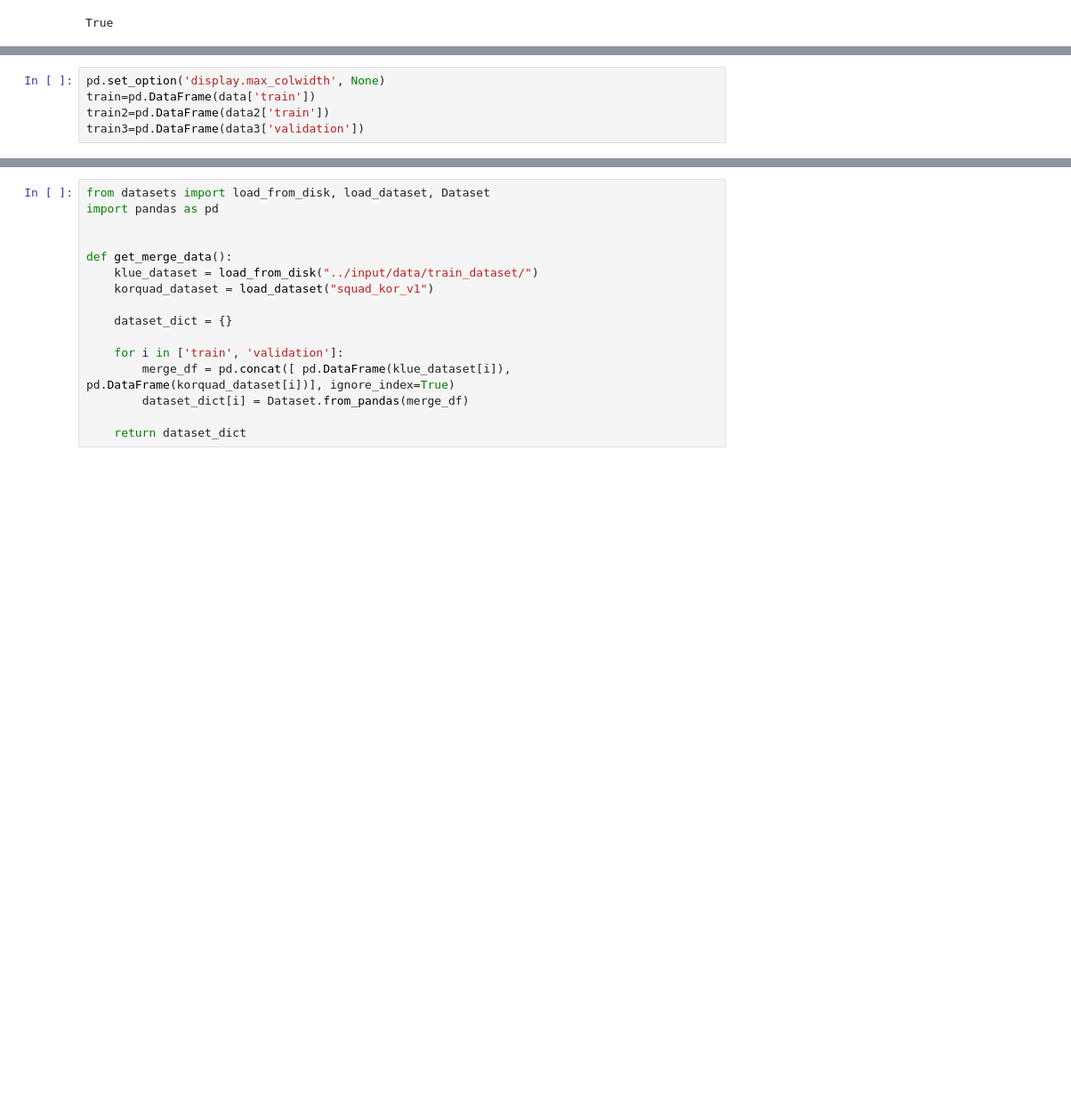
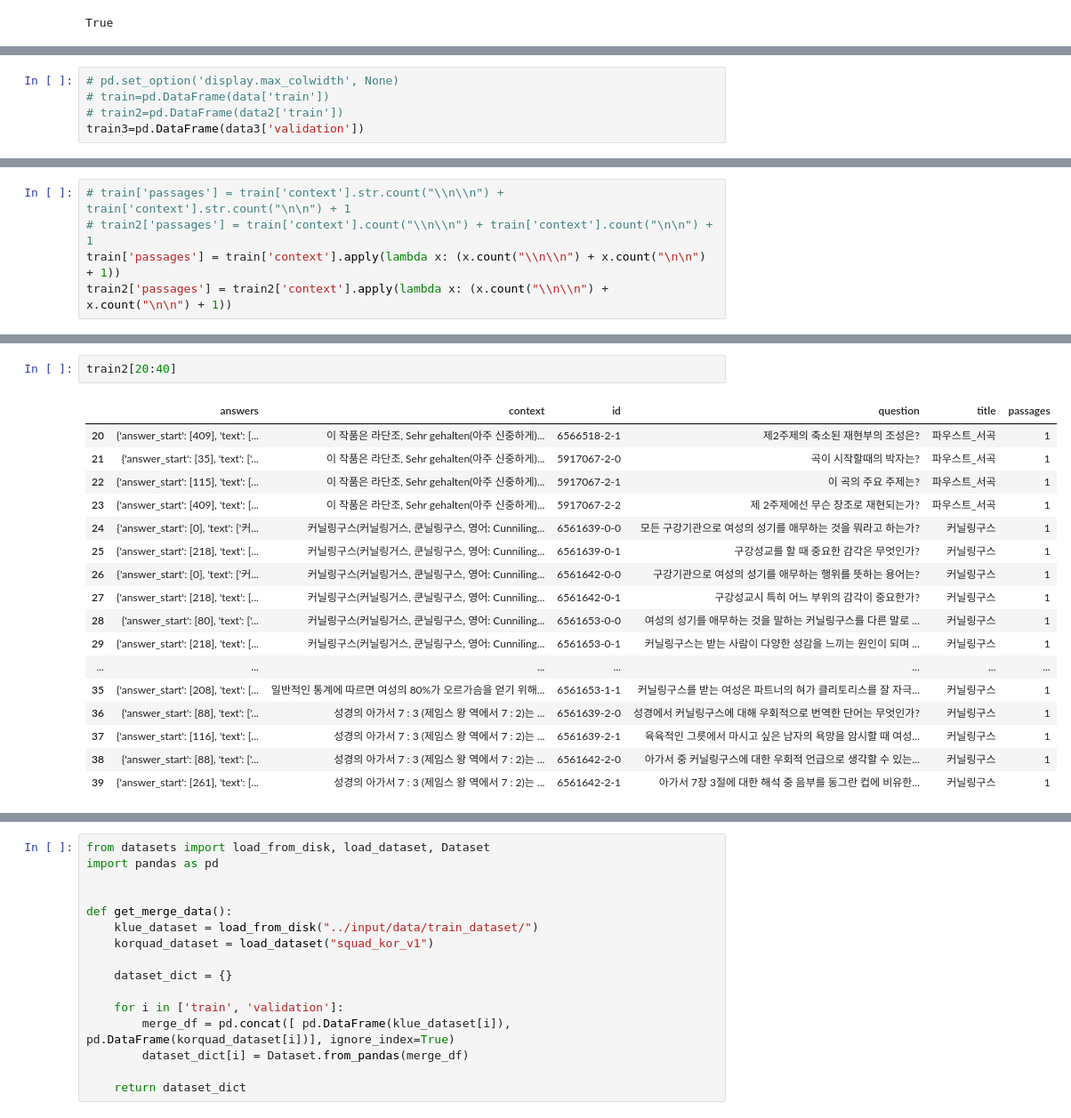
Before and after one commit to bcaitech1/p3-mrc-mr5, a Jupyter notebook: junseok/EDA.ipynb, the cells around one changed output, grey strips where cells are left out. Shown: that part at 89% size. Drawn from its saved outputs; the diff is of its cells as text; blank space fills up the shorter version.

```diff
--- a/junseok/EDA.ipynb
+++ b/junseok/EDA.ipynb
@@ -41,5 +39,5 @@ Reusing dataset squad_kor_v1 (/opt/ml/.cache/huggingface/datasets/squad_kor_v1/s
 # %%
-pd.set_option('display.max_colwidth', None)
-train=pd.DataFrame(data['train'])
-train2=pd.DataFrame(data2['train'])
+# pd.set_option('display.max_colwidth', None)
+# train=pd.DataFrame(data['train'])
+# train2=pd.DataFrame(data2['train'])
 train3=pd.DataFrame(data3['validation'])
@@ -83,0 +46,5 @@ train3.head(30)ead(30)
+# %%
+# train['passages'] = train['context'].str.count("\\n\\n") + train['context'].str.count("\n\n") + 1
+# train2['passages'] = train['context'].count("\\n\\n") + train['context'].count("\n\n") + 1
+train['passages'] = train['context'].apply(lambda x: (x.count("\\n\\n") + x.count("\n\n") + 1))
+train2['passages'] = train2['context'].apply(lambda x: (x.count("\\n\\n") + x.count("\n\n") + 1))
@@ -83,0 +72,20 @@ train3.head(30)ead(30)
+# %%
+train2[20:40]
+# %% [output]
+|  | answers | context | id | question | title | passages |
+| 20 | {'answer_start': [409], 'text': [... | 이 작품은 라단조, Sehr gehalten(아주 신중하게)... | 6566518-2-1 | 제2주제의 축소된 재현부의 조성은? | 파우스트_서곡 | 1 |
+| 21 | {'answer_start': [35], 'text': ['... | 이 작품은 라단조, Sehr gehalten(아주 신중하게)... | 5917067-2-0 | 곡이 시작할때의 박자는? | 파우스트_서곡 | 1 |
+| 22 | {'answer_start': [115], 'text': [... | 이 작품은 라단조, Sehr gehalten(아주 신중하게)... | 5917067-2-1 | 이 곡의 주요 주제는? | 파우스트_서곡 | 1 |
+| 23 | {'answer_start': [409], 'text': [... | 이 작품은 라단조, Sehr gehalten(아주 신중하게)... | 5917067-2-2 | 제 2주제에선 무슨 장조로 재현되는가? | 파우스트_서곡 | 1 |
+| 24 | {'answer_start': [0], 'text': ['커... | 커닐링구스(커닐링거스, 쿤닐링구스, 영어: Cunniling... | 6561639-0-0 | 모든 구강기관으로 여성의 성기를 애무하는 것을 뭐라고 하는가? | 커닐링구스 | 1 |
+| 25 | {'answer_start': [218], 'text': [... | 커닐링구스(커닐링거스, 쿤닐링구스, 영어: Cunniling... | 6561639-0-1 | 구강성교를 할 때 중요한 감각은 무엇인가? | 커닐링구스 | 1 |
+| 26 | {'answer_start': [0], 'text': ['커... | 커닐링구스(커닐링거스, 쿤닐링구스, 영어: Cunniling... | 6561642-0-0 | 구강기관으로 여성의 성기를 애무하는 행위를 뜻하는 용어는? | 커닐링구스 | 1 |
+| 27 | {'answer_start': [218], 'text': [... | 커닐링구스(커닐링거스, 쿤닐링구스, 영어: Cunniling... | 6561642-0-1 | 구강성교시 특히 어느 부위의 감각이 중요한가? | 커닐링구스 | 1 |
+| 28 | {'answer_start': [80], 'text': ['... | 커닐링구스(커닐링거스, 쿤닐링구스, 영어: Cunniling... | 6561653-0-0 | 여성의 성기를 애무하는 것을 말하는 커닐링구스를 다른 말로 ... | 커닐링구스 | 1 |
+| 29 | {'answer_start': [218], 'text': [... | 커닐링구스(커닐링거스, 쿤닐링구스, 영어: Cunniling... | 6561653-0-1 | 커닐링구스는 받는 사람이 다양한 성감을 느끼는 원인이 되며 ... | 커닐링구스 | 1 |
+| ... | ... | ... | ... | ... | ... | ... |
+| 35 | {'answer_start': [208], 'text': [... | 일반적인 통계에 따르면 여성의 80%가 오르가슴을 얻기 위해... | 6561653-1-1 | 커닐링구스를 받는 여성은 파트너의 혀가 클리토리스를 잘 자극... | 커닐링구스 | 1 |
+| 36 | {'answer_start': [88], 'text': ['... | 성경의 아가서 7 : 3 (제임스 왕 역에서 7 : 2)는 ... | 6561639-2-0 | 성경에서 커닐링구스에 대해 우회적으로 번역한 단어는 무엇인가? | 커닐링구스 | 1 |
+| 37 | {'answer_start': [116], 'text': [... | 성경의 아가서 7 : 3 (제임스 왕 역에서 7 : 2)는 ... | 6561639-2-1 | 육육적인 그릇에서 마시고 싶은 남자의 욕망을 암시할 때 여성... | 커닐링구스 | 1 |
+| 38 | {'answer_start': [88], 'text': ['... | 성경의 아가서 7 : 3 (제임스 왕 역에서 7 : 2)는 ... | 6561642-2-0 | 아가서 중 커닐링구스에 대한 우회적 언급으로 생각할 수 있는... | 커닐링구스 | 1 |
+| 39 | {'answer_start': [261], 'text': [... | 성경의 아가서 7 : 3 (제임스 왕 역에서 7 : 2)는 ... | 6561642-2-1 | 아가서 7장 3절에 대한 해석 중 음부를 동그란 컵에 비유한... | 커닐링구스 | 1 |
```
Also changed, not shown: parts of 20 cells of this notebook, 26 other files.
